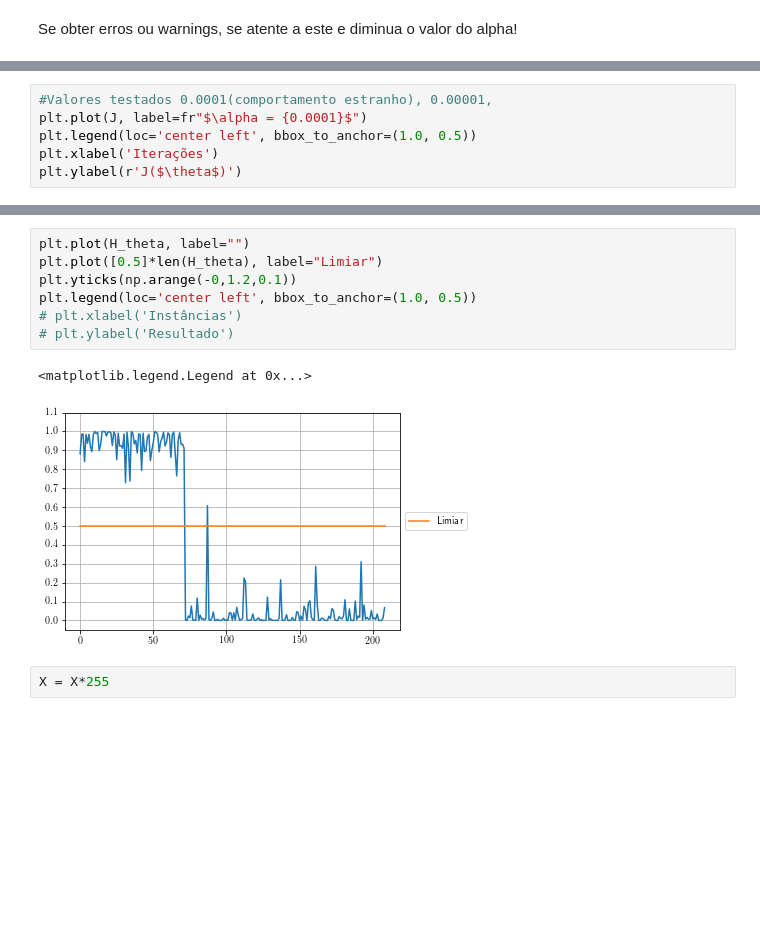
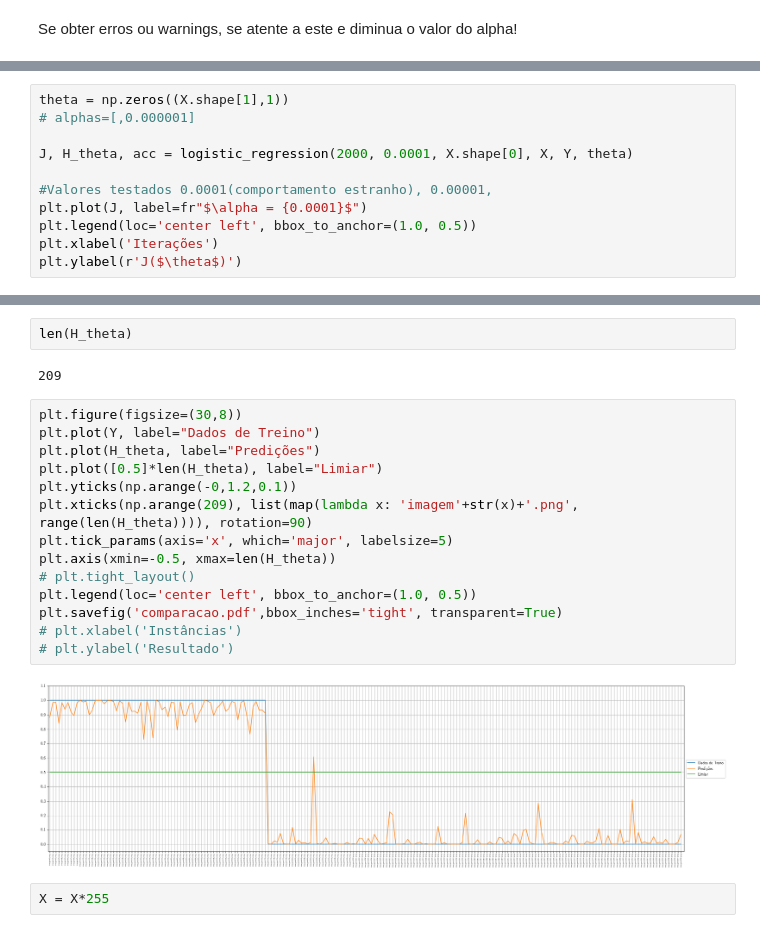
Before and after one commit to danbailo/LogisticRegression, a Jupyter notebook: src/Trabalho 3 - Inteligência Artificial.ipynb, the cells around one changed output, grey strips where cells are left out. Saved outputs shown, nothing was run; the diff lists cells and outputs as text; blank space fills up the shorter version.

```diff
--- a/src/Trabalho 3 - Inteligência Artificial.ipynb
+++ b/src/Trabalho 3 - Inteligência Artificial.ipynb
@@ -124,4 +161,9 @@ J, H_theta, acc = logistic_regression(1000, 0.0001, X.shape[0], X, Y, theta)
 # %%
+theta = np.zeros((X.shape[1],1))
+# alphas=[,0.000001]
+
+J, H_theta, acc = logistic_regression(2000, 0.0001, X.shape[0], X, Y, theta)
+
 #Valores testados 0.0001(comportamento estranho), 0.00001,
 plt.plot(J, label=fr"$\alpha = {0.0001}$")
 plt.legend(loc='center left', bbox_to_anchor=(1.0, 0.5))
@@ -141,13 +183,23 @@ Text(0, 0.5, 'Acurácia')
+# %%
+len(H_theta)
+# %% [output]
+209
 # %%
-plt.plot(H_theta, label="")
+plt.figure(figsize=(30,8))
+plt.plot(Y, label="Dados de Treino")
+plt.plot(H_theta, label="Predições")
 plt.plot([0.5]*len(H_theta), label="Limiar")
 plt.yticks(np.arange(-0,1.2,0.1))
+plt.xticks(np.arange(209), list(map(lambda x: 'imagem'+str(x)+'.png', range(len(H_theta)))), rotation=90)
+plt.tick_params(axis='x', which='major', labelsize=5)
+plt.axis(xmin=-0.5, xmax=len(H_theta))
+# plt.tight_layout()
 plt.legend(loc='center left', bbox_to_anchor=(1.0, 0.5))
+plt.savefig('comparacao.pdf',bbox_inches='tight', transparent=True)
 # plt.xlabel('Instâncias')
 # plt.ylabel('Resultado')
 # %% [output]
-<matplotlib.legend.Legend at 0x...>
-[figure, old version]
+[figure, new version]
 # %%
 X = X*255
 # %%
```
Also changed, not shown: parts of 11 cells of this notebook, 2 other files.
